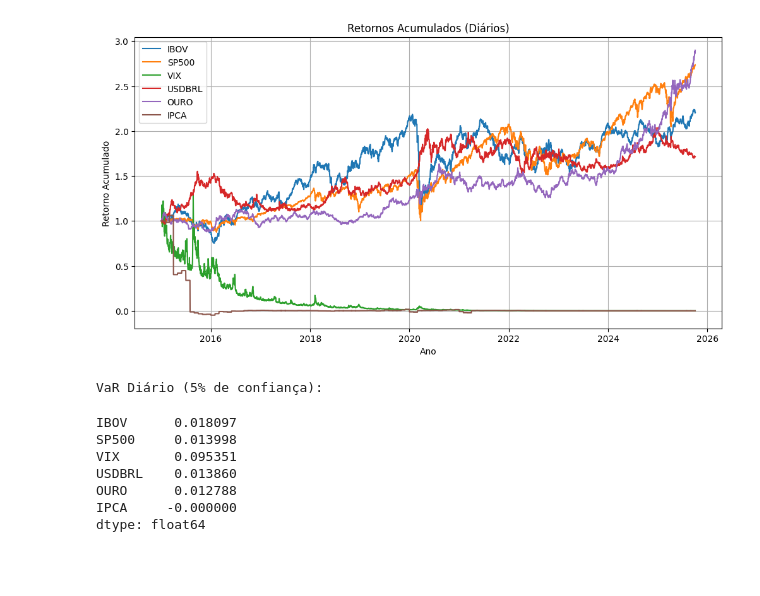
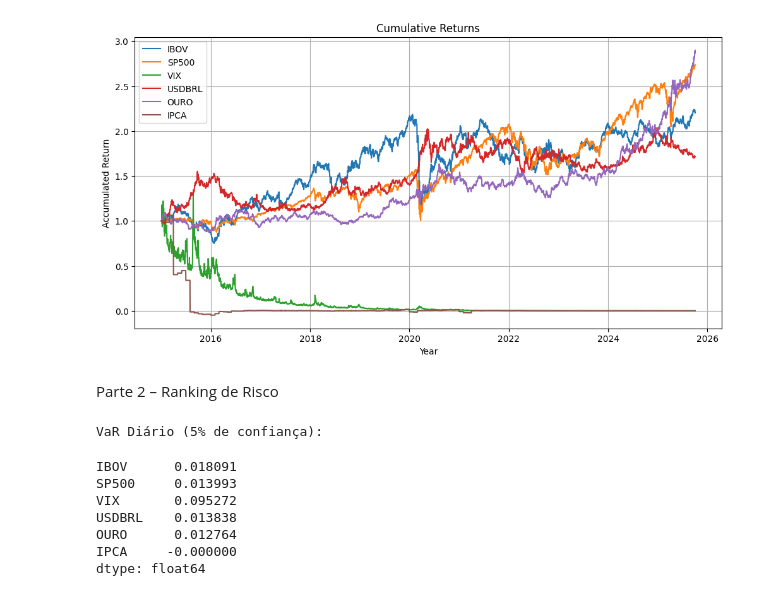
Before and after one commit to JPmascena/portfolio-analysis, a Jupyter notebook: scripts/analise_indicadores.ipynb, the cells around one changed output. Cells and saved outputs as stored; diff of their text form; code cells hidden in the pictures; blank space fills up the shorter version.

```diff
--- a/scripts/analise_indicadores.ipynb
+++ b/scripts/analise_indicadores.ipynb
@@ -8,3 +10,23 @@ import requests
 from statsmodels.tsa.stattools import coint
 import statsmodels.api as sm
 import matplotlib.pyplot as plt
+# %%
+#Download de dados historicos de fechamento de todos os ativos
+
+ibov = yf.download("^BVSP", start="2014-01-01", end="2025-10-05")['Close']
+
+sp500 = yf.download("^GSPC", start="2014-01-01", end="2025-10-05")['Close']
+
+vix = yf.download("^VIX", start="2014-01-01", end="2025-10-05")['Close']
+
+usdb = yf.download("USDBRL=X", start="2014-01-01", end="2025-10-05")['Close']
+
+ouro = yf.download("GC=F", start="2014-01-01", end="2025-10-05")['Close']
+
+url = 'https://api.bcb.gov.br/dados/serie/bcdata.sgs.433/dados?formato=json'
+res = requests.get(url).json()
+ipca = pd.DataFrame(res)
+ipca['data'] = pd.to_datetime(ipca['data'], dayfirst=True)
+ipca['valor'] = pd.to_numeric(ipca['valor'])
+ipca.set_index('data', inplace=True)
+ipca = ipca[ipca.index >= '2015-01-01']
@@ -29,0 +56,14 @@ print(df.head())
+# %%
+# 🔹 Criar índice diário de referência (do menor ao maior índice dos ativos)
+indice_diario = pd.date_range(start='2014-01-01', end=df.index.max(), freq='D')
+
+# 🔹 Reindexar cada série para o índice diário e preencher NaN
+ipca_diario = ipca['valor'].reindex(indice_diario).ffill()
+
+# 🔹 Criar DataFrame combinado
+df = pd.concat([ibov_diario, sp500_diario, vix_diario, usdb_diario, ouro_diario, ipca_diario], axis=1)
+df.columns = ['IBOV','SP500','VIX','USDBRL','OURO','IPCA']
+
+# 🔹 Conferir resultado
+print(df.head(10))
+print(df.tail(10))
@@ -58,17 +117,19 @@ Correlação Diária:
 # %%
 #Retorno acumulados
 ret_acumulado = (df[ret_diario_cols] + 1).cumprod()
 plt.figure(figsize=(12,6))
 for col in ret_acumulado.columns:
     plt.plot(ret_acumulado.index, ret_acumulado[col], label=col.replace('_ret_diario',''))
-plt.title('Retornos Acumulados (Diários)')
-plt.xlabel('Ano')
-plt.ylabel('Retorno Acumulado')
+plt.title('Cumulative Returns')
+plt.xlabel('Year')
+plt.ylabel('Accumulated Return')
 plt.legend()
 plt.grid(True)
 plt.show()
 # %% [output]
-[figure, old version]
+[figure, new version]
+# %% [markdown]
+Parte 2 – Ranking de Risco
 # %%
 # Definir nível de confiança
 conf_level = 0.05  # 5%
@@ -87,10 +148,10 @@ print("VaR Diário (5% de confiança):")
 display(VaR_diario)
 # %% [output]
 VaR Diário (5% de confiança):
-IBOV      0.018097
-SP500     0.013998
-VIX       0.095351
-USDBRL    0.013860
-OURO      0.012788
+IBOV      0.018091
+SP500     0.013993
+VIX       0.095272
+USDBRL    0.013838
+OURO      0.012764
 IPCA     -0.000000
 dtype: float64
```
Also changed, not shown: parts of 6 cells of this notebook, 1 other file.
